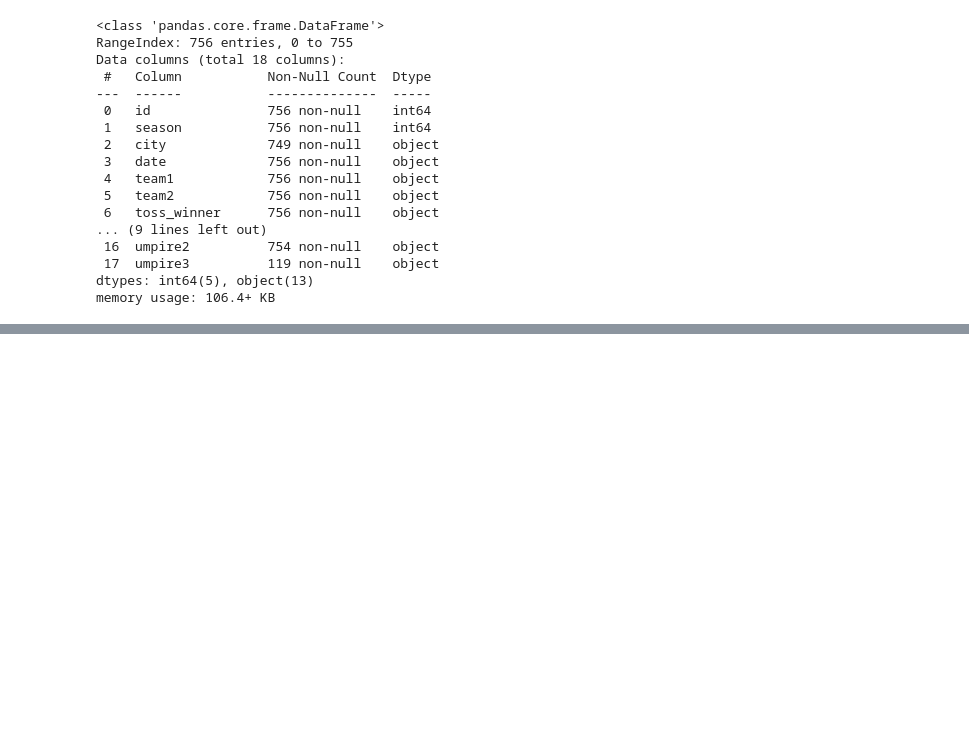
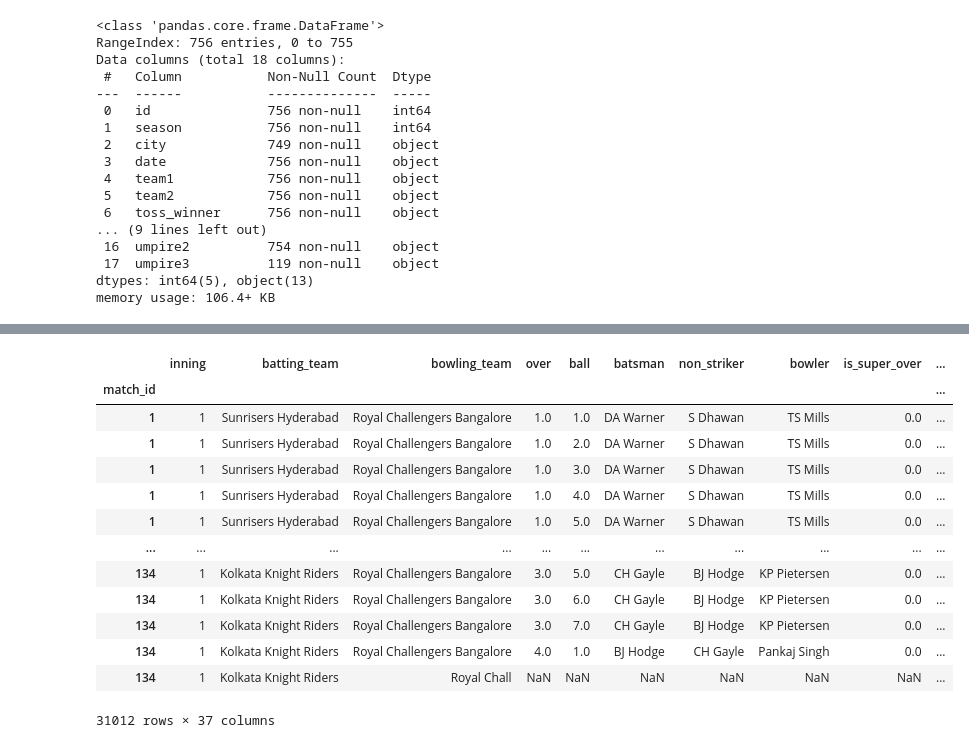
Before and after one commit to nehit210/EDA-on-sports-dataset, a Jupyter notebook: EDA.ipynb, the cells around one changed output, grey strips where cells are left out. Cells and saved outputs as stored; diff of their text form; code cells hidden in the pictures; blank space fills up the shorter version.

```diff
--- a/EDA.ipynb
+++ b/EDA.ipynb
@@ -82,0 +83,3 @@ ipl_data.head(10)
+# %%
+ipl_data.drop(["id"],axis=1,inplace=True)
+ipl_data.head()
@@ -82,0 +93,17 @@ ipl_data.head(10)
+# %%
+ipl_data.set_index("match_id")
+# %% [output]
+|  | inning | batting_team | bowling_team | over | ball | batsman | non_striker | bowler | is_super_over | ... |
+| match_id |  |  |  |  |  |  |  |  |  | ... |
+| 1 | 1 | Sunrisers Hyderabad | Royal Challengers Bangalore | 1.0 | 1.0 | DA Warner | S Dhawan | TS Mills | 0.0 | ... |
+| 1 | 1 | Sunrisers Hyderabad | Royal Challengers Bangalore | 1.0 | 2.0 | DA Warner | S Dhawan | TS Mills | 0.0 | ... |
+| 1 | 1 | Sunrisers Hyderabad | Royal Challengers Bangalore | 1.0 | 3.0 | DA Warner | S Dhawan | TS Mills | 0.0 | ... |
+| 1 | 1 | Sunrisers Hyderabad | Royal Challengers Bangalore | 1.0 | 4.0 | DA Warner | S Dhawan | TS Mills | 0.0 | ... |
+| 1 | 1 | Sunrisers Hyderabad | Royal Challengers Bangalore | 1.0 | 5.0 | DA Warner | S Dhawan | TS Mills | 0.0 | ... |
+| ... | ... | ... | ... | ... | ... | ... | ... | ... | ... | ... |
+| 134 | 1 | Kolkata Knight Riders | Royal Challengers Bangalore | 3.0 | 5.0 | CH Gayle | BJ Hodge | KP Pietersen | 0.0 | ... |
+| 134 | 1 | Kolkata Knight Riders | Royal Challengers Bangalore | 3.0 | 6.0 | CH Gayle | BJ Hodge | KP Pietersen | 0.0 | ... |
+| 134 | 1 | Kolkata Knight Riders | Royal Challengers Bangalore | 3.0 | 7.0 | CH Gayle | BJ Hodge | KP Pietersen | 0.0 | ... |
+| 134 | 1 | Kolkata Knight Riders | Royal Challengers Bangalore | 4.0 | 1.0 | BJ Hodge | CH Gayle | Pankaj Singh | 0.0 | ... |
+| 134 | 1 | Kolkata Knight Riders | Royal Chall | NaN | NaN | NaN | NaN | NaN | NaN | ... |
+31012 rows × 37 columns
```
Also changed, not shown: parts of 13 cells of this notebook.
